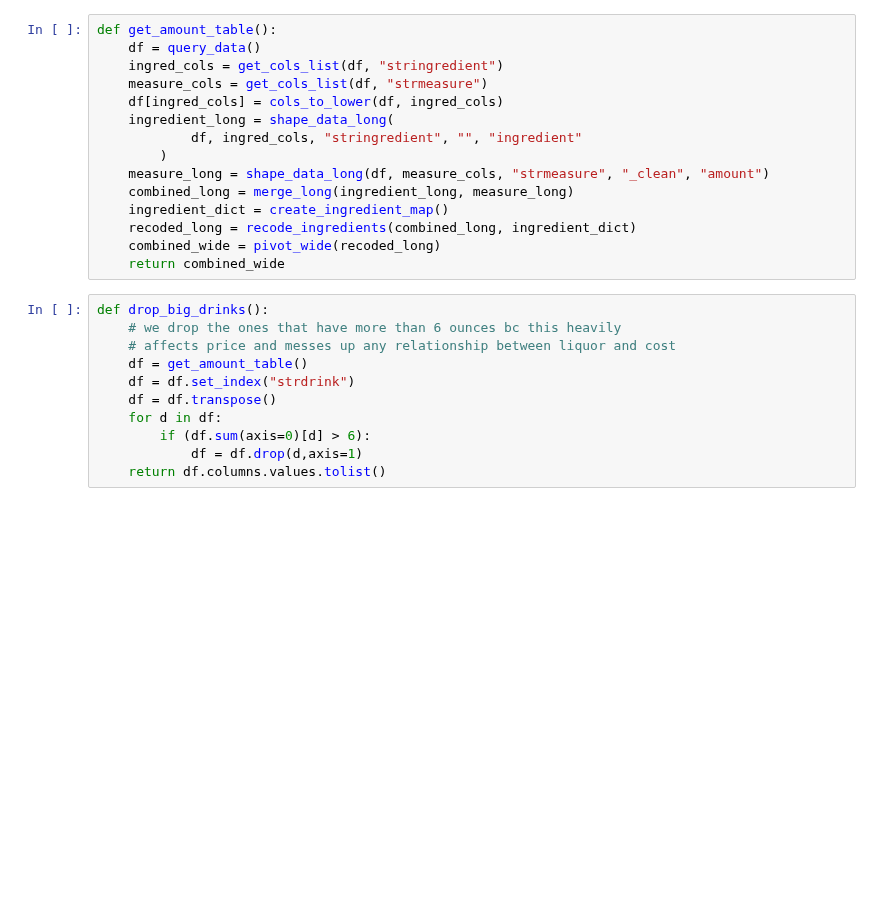
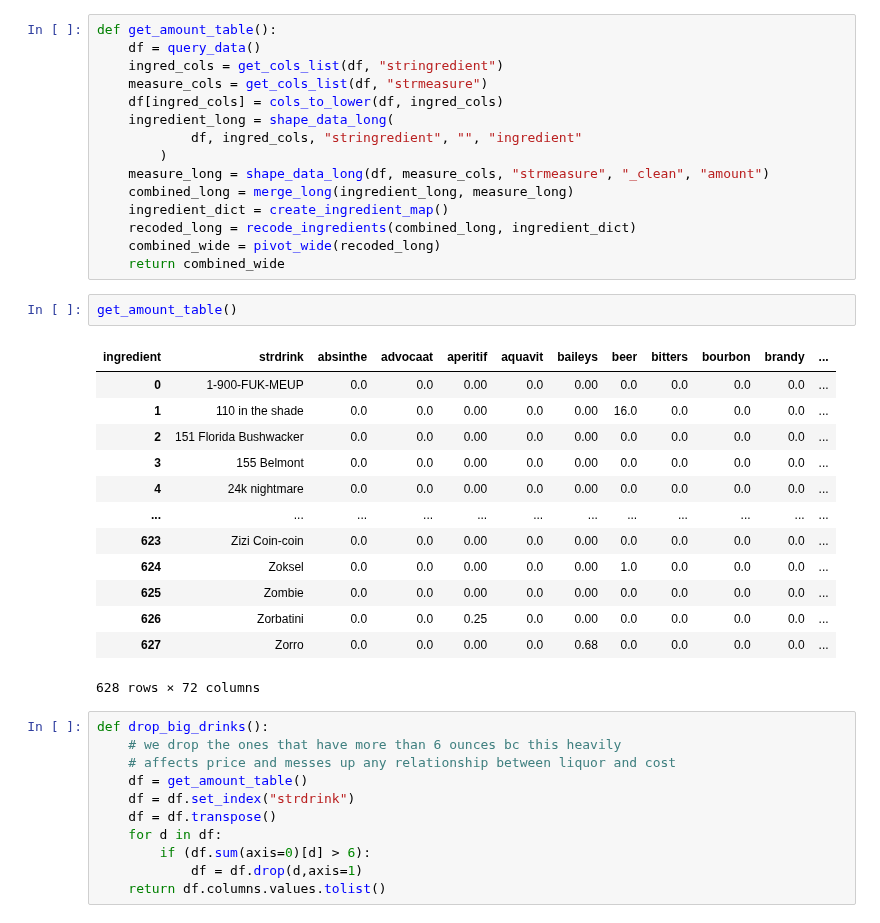
Before and after one commit to ElliottMetzler/the-manhattan-project, a Jupyter notebook: code/drink_costs.ipynb, the cells around one changed output. Saved outputs shown, nothing was run; the diff lists cells and outputs as text; blank space fills up the shorter version.

```diff
--- a/code/drink_costs.ipynb
+++ b/code/drink_costs.ipynb
@@ -60,6 +60,22 @@ def get_amount_table():
     recoded_long = recode_ingredients(combined_long, ingredient_dict)
     combined_wide = pivot_wide(recoded_long)
     return combined_wide
+# %%
+get_amount_table()
+# %% [output]
+| ingredient | strdrink | absinthe | advocaat | aperitif | aquavit | baileys | beer | bitters | bourbon | brandy | ... |
+| 0 | 1-900-FUK-MEUP | 0.0 | 0.0 | 0.00 | 0.0 | 0.00 | 0.0 | 0.0 | 0.0 | 0.0 | ... |
+| 1 | 110 in the shade | 0.0 | 0.0 | 0.00 | 0.0 | 0.00 | 16.0 | 0.0 | 0.0 | 0.0 | ... |
+| 2 | 151 Florida Bushwacker | 0.0 | 0.0 | 0.00 | 0.0 | 0.00 | 0.0 | 0.0 | 0.0 | 0.0 | ... |
+| 3 | 155 Belmont | 0.0 | 0.0 | 0.00 | 0.0 | 0.00 | 0.0 | 0.0 | 0.0 | 0.0 | ... |
+| 4 | 24k nightmare | 0.0 | 0.0 | 0.00 | 0.0 | 0.00 | 0.0 | 0.0 | 0.0 | 0.0 | ... |
+| ... | ... | ... | ... | ... | ... | ... | ... | ... | ... | ... | ... |
+| 623 | Zizi Coin-coin | 0.0 | 0.0 | 0.00 | 0.0 | 0.00 | 0.0 | 0.0 | 0.0 | 0.0 | ... |
+| 624 | Zoksel | 0.0 | 0.0 | 0.00 | 0.0 | 0.00 | 1.0 | 0.0 | 0.0 | 0.0 | ... |
+| 625 | Zombie | 0.0 | 0.0 | 0.00 | 0.0 | 0.00 | 0.0 | 0.0 | 0.0 | 0.0 | ... |
+| 626 | Zorbatini | 0.0 | 0.0 | 0.25 | 0.0 | 0.00 | 0.0 | 0.0 | 0.0 | 0.0 | ... |
+| 627 | Zorro | 0.0 | 0.0 | 0.00 | 0.0 | 0.68 | 0.0 | 0.0 | 0.0 | 0.0 | ... |
+628 rows × 72 columns
 # %%
 def drop_big_drinks():
     # we drop the ones that have more than 6 ounces bc this heavily
```
Also changed, not shown: parts of 4 cells of this notebook, 2 other files.
